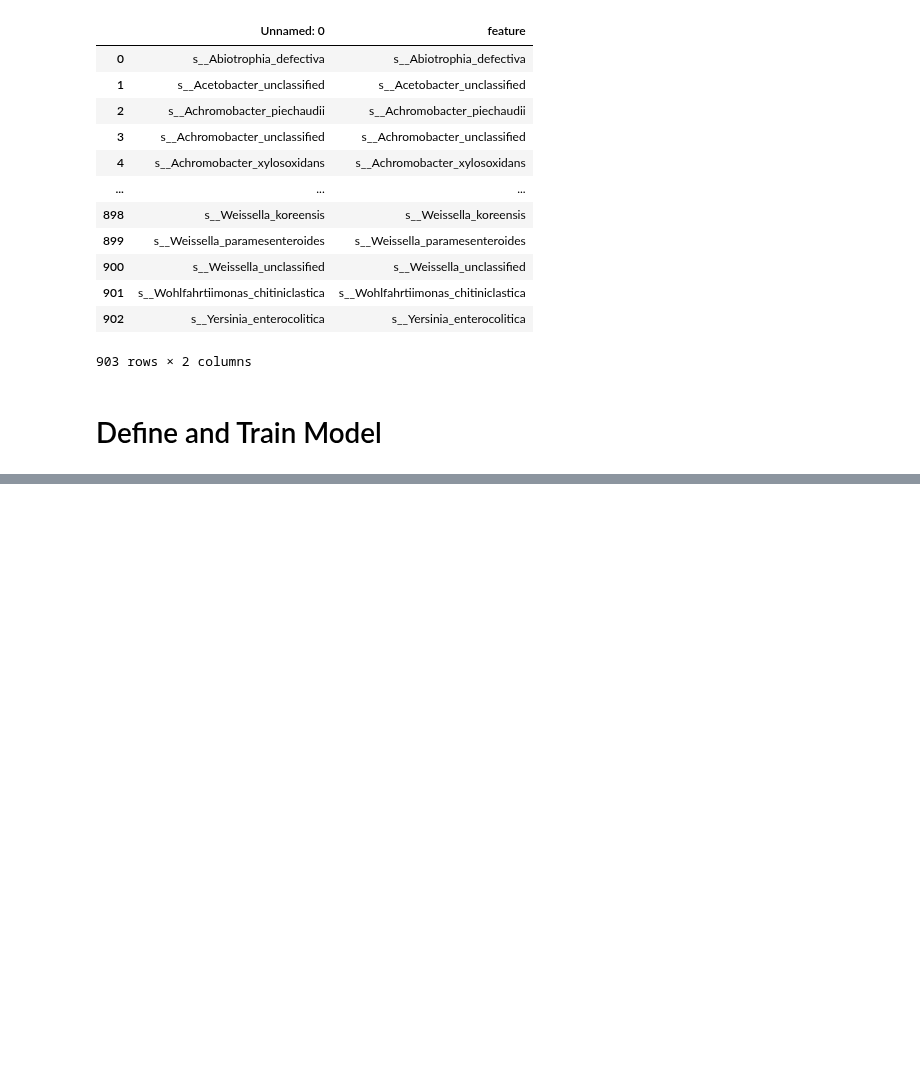
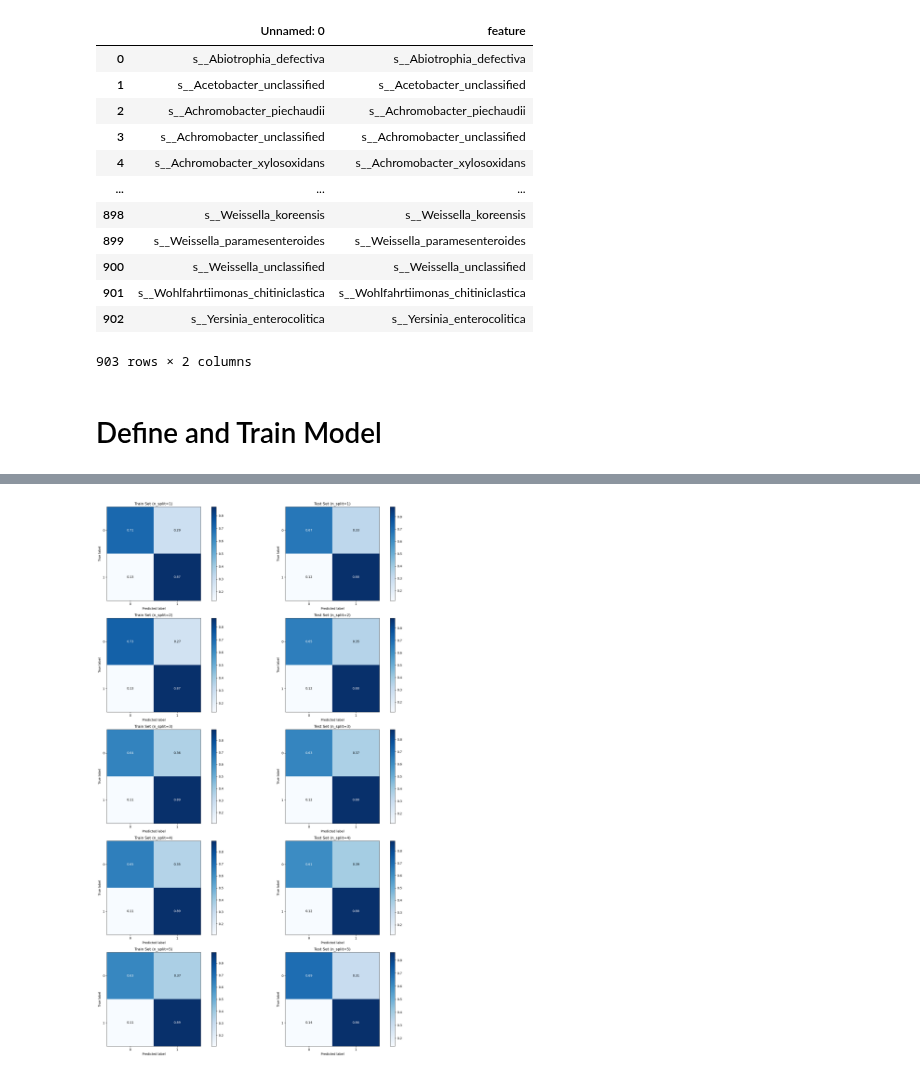
Before and after one commit to singjc/MetagenPipe, a Jupyter notebook: src/LogisticRegressionCV_PCA.ipynb, the cells around one changed output, grey strips where cells are left out. Drawn from its saved outputs; the diff is of its cells as text; code cells hidden in the pictures; blank space fills up the shorter version.

```diff
--- a/src/LogisticRegressionCV_PCA.ipynb
+++ b/src/LogisticRegressionCV_PCA.ipynb
@@ -188,0 +130,4 @@ sns.boxplot(data = scores_df, x = 'stage', y = 'score')
+# %%
+MyMultiTrainTester.plot_confusion(normalize=True)
+# %% [output]
+[figure, added]
```
Also changed, not shown: parts of 14 cells of this notebook, 1 other file.
